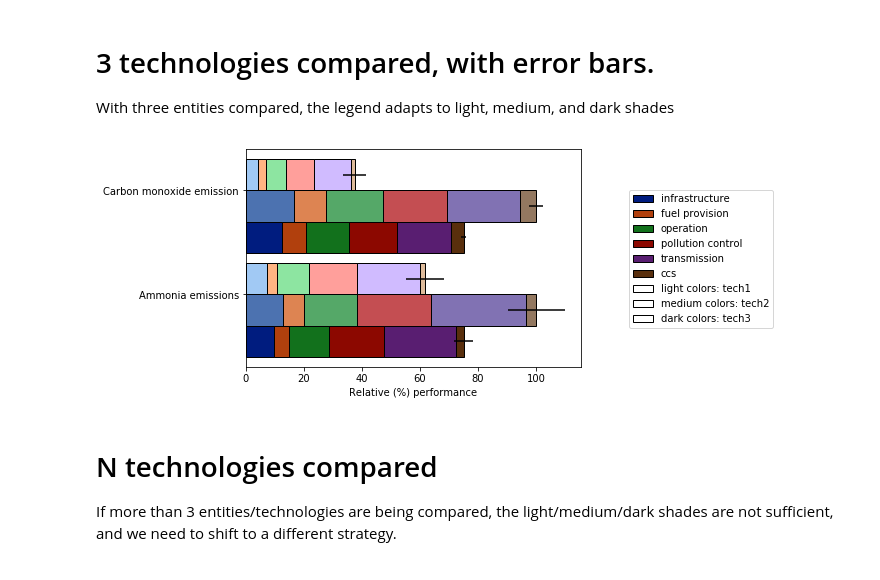
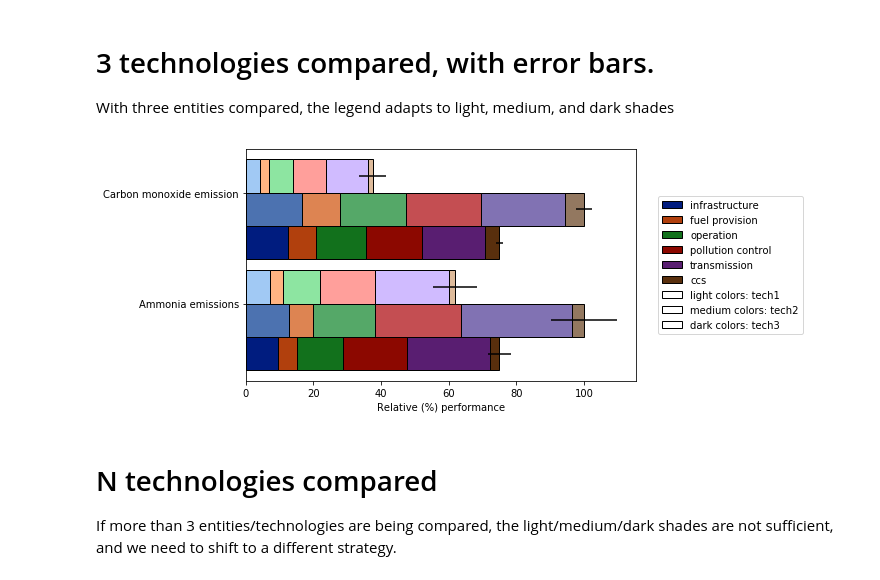
Before and after one commit to dhruba018/lca_standard_graphs_craig, a Jupyter notebook: demo/demo_grouped_stacked_bars.ipynb, the cells around one changed output. Cells and saved outputs as stored; diff of their text form; code cells hidden in the pictures.

```diff
--- a/demo/demo_grouped_stacked_bars.ipynb
+++ b/demo/demo_grouped_stacked_bars.ipynb
@@ -94,11 +93,12 @@ With three entities compared, the legend adapts to light, medium, and dark shade
 # %%
 comp3 = pd.read_csv(Path('data/demoData_3technologies_ordered.csv'), index_col=[0,1])
 ax, fig = lsg.plot_grouped_stackedbars(comp3, ix_categories='Impact category',
                                               ix_entities_compared='Technology',
-                                              err_pos='err_pos', err_neg='err_neg')
-_ = ax.xaxis.set_label_text('Relative (%) performance')
+                                              err_pos='err_pos', err_neg='err_neg',
+                                              figsize=(10,4),
+                                              xaxis_label='Relative (%) performance',)
 # %% [output]
-[figure, old version]
+[figure, new version]
 # %% [markdown]
 # N technologies compared
 If more than 3 entities/technologies are being compared, the light/medium/dark shades are not sufficient, and we need to shift to a different strategy.
```
Also changed, not shown: parts of 7 cells of this notebook, 1 other file.
